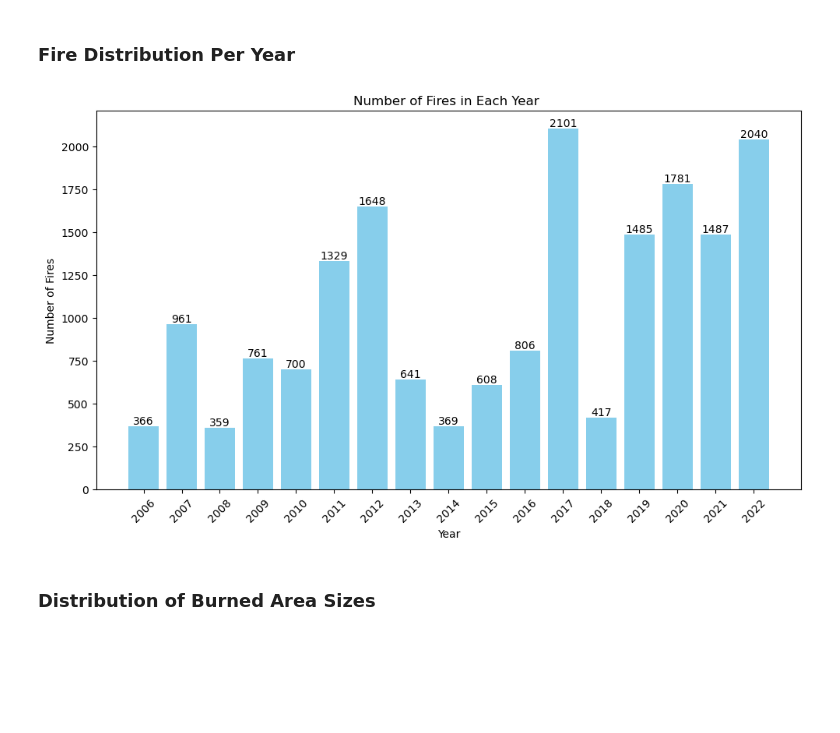
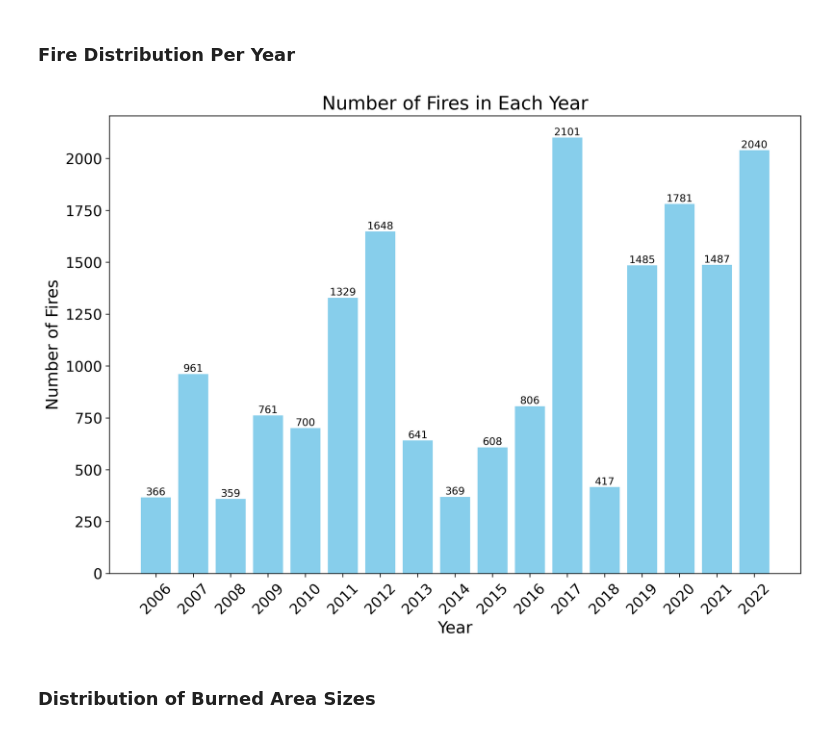
Before and after one commit to ursuladas/segmentation_models_for_burned_area, a Jupyter notebook: EDA/analysis.ipynb, the cells around one changed output. Drawn from its saved outputs; the diff is of its cells as text; code cells hidden in the pictures; blank space fills up the shorter version.

Commit message:
added new visualisations

```diff
--- a/EDA/analysis.ipynb
+++ b/EDA/analysis.ipynb
@@ -39,42 +233,44 @@ There are 17859 files with the .nc extension.
 # %%
 
 
 
 directory = '/home/udas/Desktop/UD_Data_Copy/b.final_burned_area'
 # Dictionary to store year and number of files
 year_file_count = {}
 
 # Iterate over each subfolder in the directory
 for folder in os.listdir(directory):
     folder_path = os.path.join(directory, folder)
 
     # Check if it's a directory
     if os.path.isdir(folder_path):
         # Count the number of files in the folder
         num_files = len([f for f in os.listdir(folder_path) if os.path.isfile(os.path.join(folder_path, f))])
         year_file_count[folder] = num_files
 
 # Sort the dictionary by year (folder name)
 year_file_count = dict(sorted(year_file_count.items()))
 
 # Plotting
-plt.figure(figsize=(10, 6))
+plt.figure(figsize=(12, 8), dpi=300)
 bars=plt.bar(year_file_count.keys(), year_file_count.values(), color='skyblue')
-plt.xlabel('Year')
-plt.ylabel('Number of Fires')
-plt.title('Number of Fires in Each Year ')
-plt.xticks(rotation=45)
+# Increase font sizes for labels and title
+plt.xlabel('Year', fontsize=16)
+plt.ylabel('Number of Fires', fontsize=18)
+plt.title('Number of Fires in Each Year', fontsize=18)
+plt.xticks(rotation=45, fontsize=18)
+plt.yticks(fontsize=14)
 
 #Adding the number labels on top of each bar
 for bar in bars:
     yval = bar.get_height()
-    plt.text(bar.get_x() + bar.get_width()/2, yval, int(yval), ha='center', va='bottom')
+    plt.text(bar.get_x() + bar.get_width()/2, yval, int(yval), ha='center', va='bottom',fontsize=18)
 
-
-plt.tight_layout()
+save_pth='/home/udas/Desktop/UD_Data_Copy/Spatial_Models/graph_class_scripts/visualisations'
+plt.savefig(os.path.join(save_pth,'yearwise.png'), dpi=300, bbox_inches='tight')
 plt.show()
 # %% [output]
-[figure, old version]
+[figure, new version]
 # %% [markdown]
 ### Distribution of Burned Area Sizes
 # %%
```
Also changed, not shown: parts of 6 cells of this notebook.
